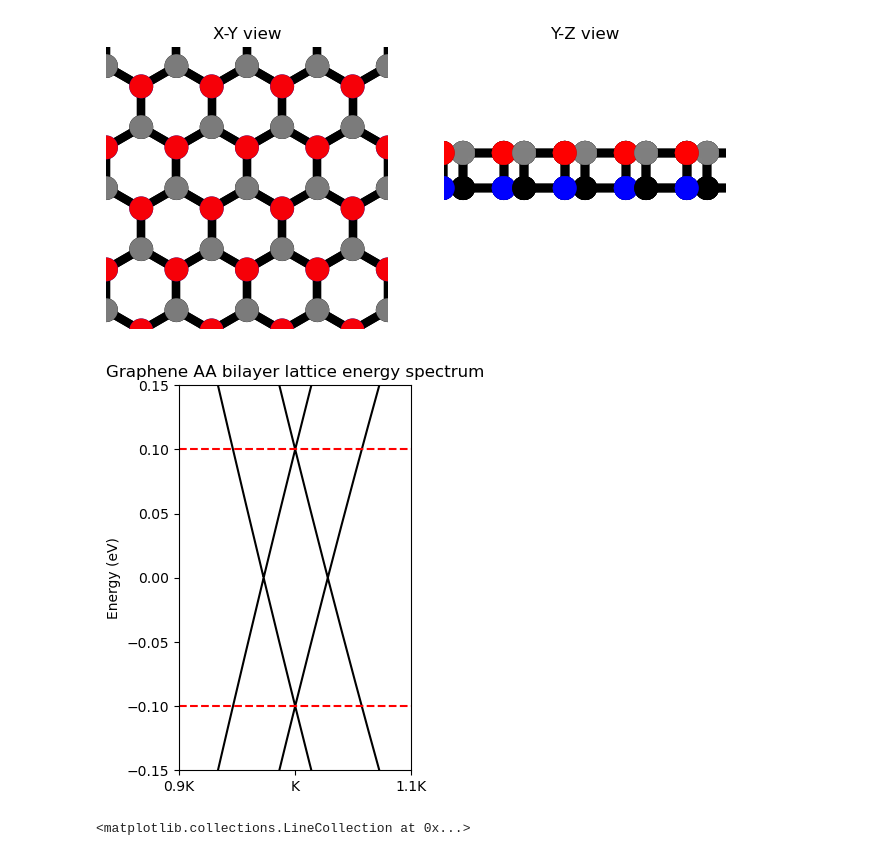
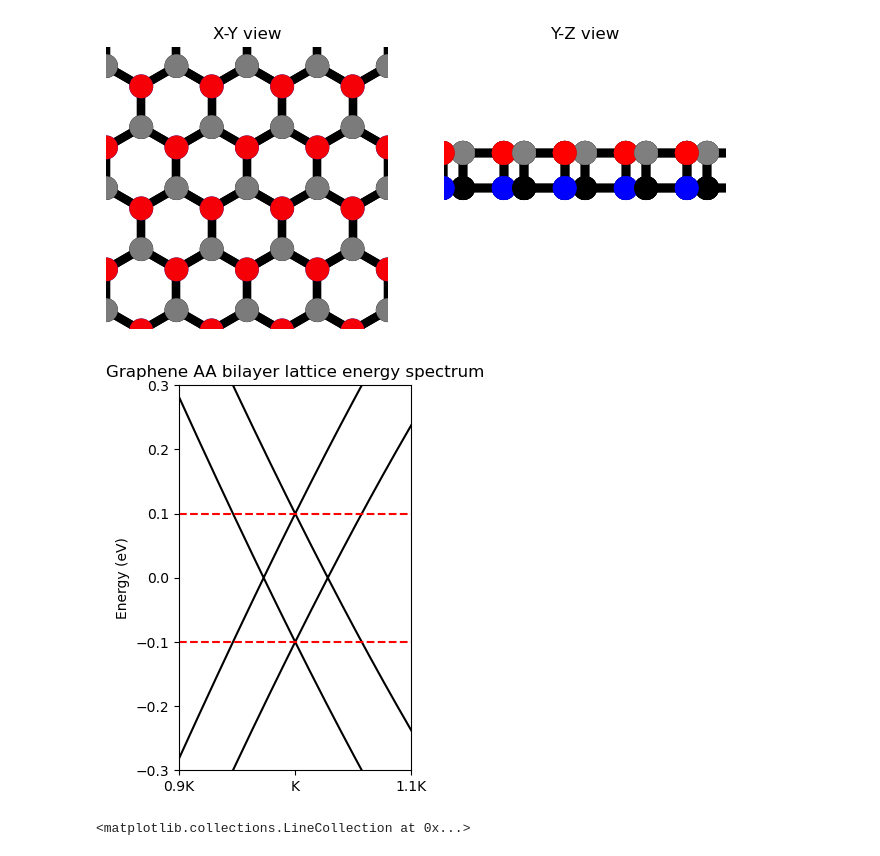
Before and after one commit to AliGhorashiCMT/8.511-Notes-and-Code, a Jupyter notebook: kagome and graphene lattices/Kagome and Graphene.ipynb, the cells around one changed output. Saved outputs shown, nothing was run; the diff lists cells and outputs as text; code cells hidden in the pictures.

```diff
--- a/kagome and graphene lattices/Kagome and Graphene.ipynb
+++ b/kagome and graphene lattices/Kagome and Graphene.ipynb
@@ -195,26 +195,28 @@ plt.ylim(-2, 2);
 # %%
 plt.figure(figsize=(3, 5))
 solver = pb.solver.lapack(graphene_model_aa)
 G1, G2 = graphene_lattice_aa.reciprocal_vectors()
 G1 = G1[0:2]
 G2 = G2[0:2]
 Gamma = np.array([0, 0])
 K = -2/3*G1+1/3*G2
 M = 1/2*G1
 bands = solver.calc_bands(0.9*K, K, 1.1*K, step=0.001 )
 graphene_energies_aa = bands.energy
 k_path = bands.k_path
 plt.plot(graphene_energies_aa, color="black")
 
 plt.xticks(k_path.point_indices, ['0.9K', 'K', '1.1K'])
 plt.xlim(0, len(k_path)-1)
-plt.ylim(-0.15, 0.15)
+#plt.ylim(-0.15, 0.15)
+plt.ylim(-0.3, 0.3)
+
 plt.hlines([tprime, -tprime], 0, k_path.point_indices[-1], linestyle="dashed", color="red")
 #plt.yticks(np.linspace(-1, 1, num=2));
 plt.title("Graphene AA bilayer lattice energy spectrum");
 plt.ylabel("Energy (eV)");
 # %% [output]
-[figure, old version]
+[figure, new version]
 # %%
 dos_energies = np.linspace(3*tprime, -3*tprime, 100)
 dos = np.zeros(100)
```
Also changed, not shown: parts of 6 cells of this notebook.
